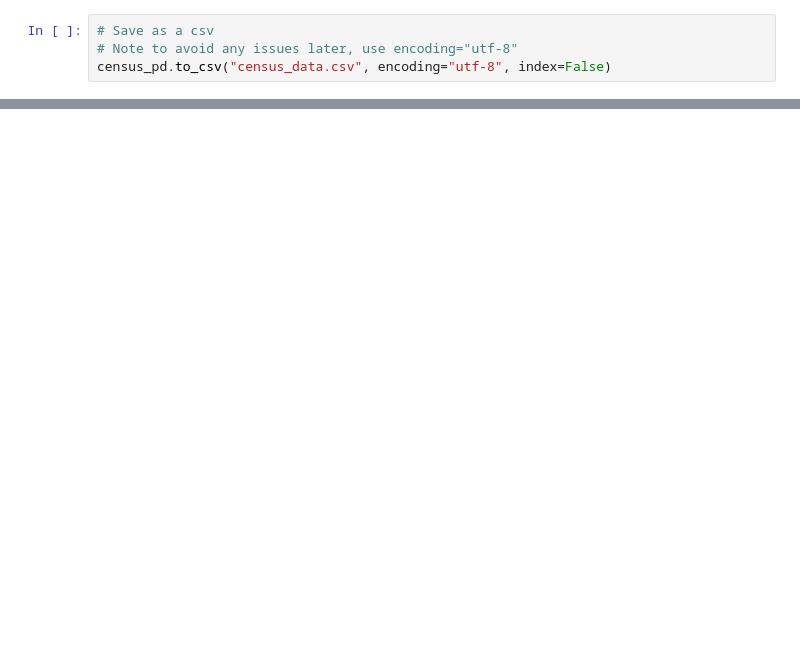
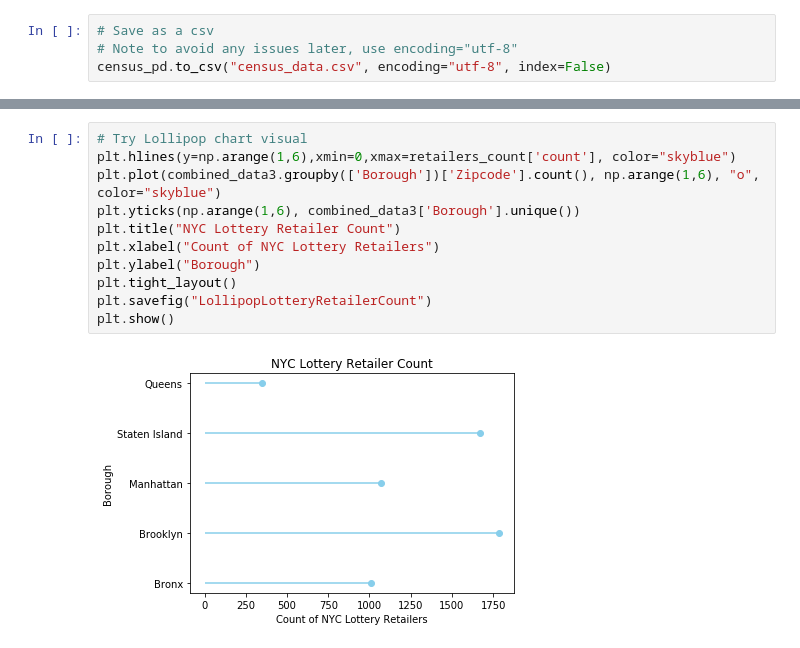
Before and after one commit to kimcrine/project_1, a Jupyter notebook: JL_IncomePovertyAnalysis/Income_PovertyRate.ipynb, the cells around one changed output, grey strips where cells are left out. Drawn from its saved outputs; the diff is of its cells as text; blank space fills up the shorter version.

```diff
--- a/JL_IncomePovertyAnalysis/Income_PovertyRate.ipynb
+++ b/JL_IncomePovertyAnalysis/Income_PovertyRate.ipynb
@@ -428,0 +285,13 @@ staten_is_lott_df = combined_data3.loc[combined_data3.loc[:, 'Borough']==
+# %%
+# Try Lollipop chart visual
+plt.hlines(y=np.arange(1,6),xmin=0,xmax=retailers_count['count'], color="skyblue")
+plt.plot(combined_data3.groupby(['Borough'])['Zipcode'].count(), np.arange(1,6), "o", color="skyblue")
+plt.yticks(np.arange(1,6), combined_data3['Borough'].unique())
+plt.title("NYC Lottery Retailer Count")
+plt.xlabel("Count of NYC Lottery Retailers")
+plt.ylabel("Borough")
+plt.tight_layout()
+plt.savefig("LollipopLotteryRetailerCount")
+plt.show()
+# %% [output]
+[figure, added]
```
Also changed, not shown: parts of 52 cells of this notebook, 12 other files.
